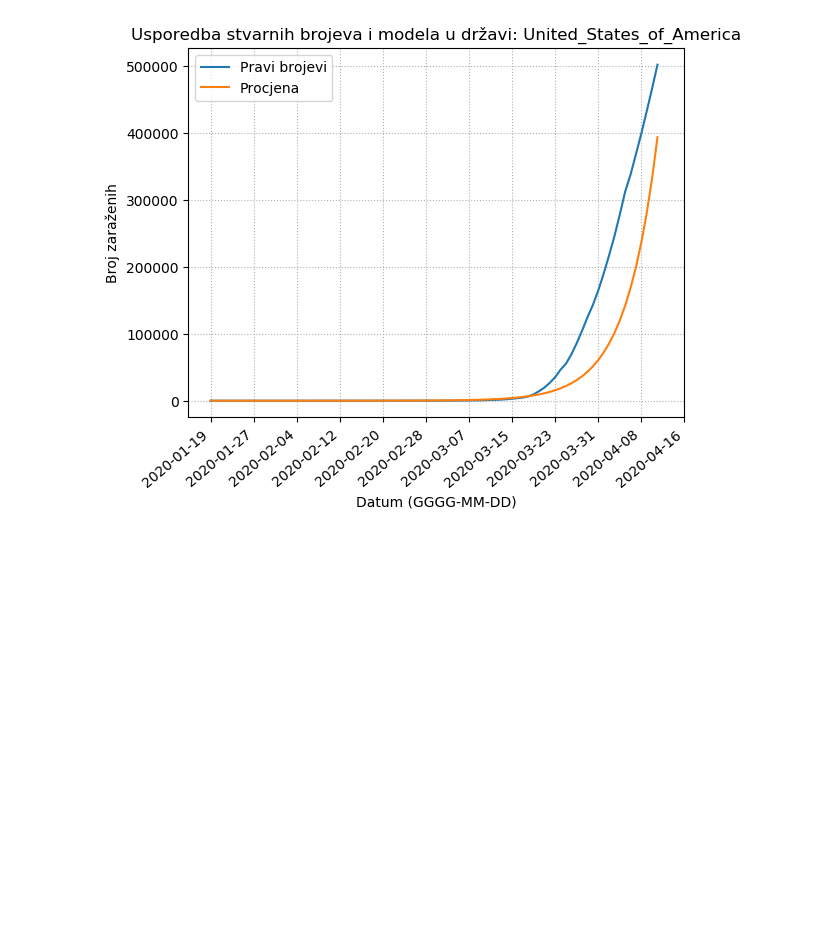
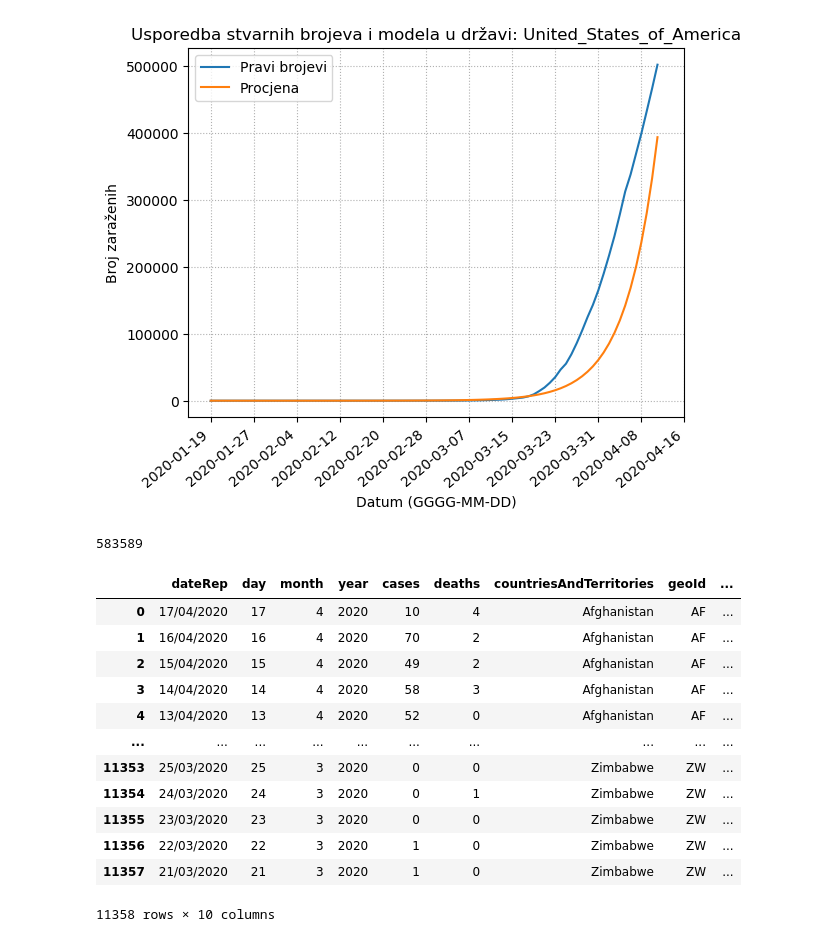
Before and after one commit to dominikmik195/mat_soft, a Jupyter notebook: corona.ipynb, the cells around one changed output. Saved outputs shown, nothing was run; the diff lists cells and outputs as text; code cells hidden in the pictures; blank space fills up the shorter version.

```diff
--- a/corona.ipynb
+++ b/corona.ipynb
@@ -1144,0 +1153,22 @@ Warnings:
+# %%
+open('podatci.csv', 'wb').write(file.content)
+# %% [output]
+583589
+# %%
+data = pd.read_csv('podatci.csv')
+# %%
+data
+# %% [output]
+|  | dateRep | day | month | year | cases | deaths | countriesAndTerritories | geoId | ... |
+| 0 | 17/04/2020 | 17 | 4 | 2020 | 10 | 4 | Afghanistan | AF | ... |
+| 1 | 16/04/2020 | 16 | 4 | 2020 | 70 | 2 | Afghanistan | AF | ... |
+| 2 | 15/04/2020 | 15 | 4 | 2020 | 49 | 2 | Afghanistan | AF | ... |
+| 3 | 14/04/2020 | 14 | 4 | 2020 | 58 | 3 | Afghanistan | AF | ... |
+| 4 | 13/04/2020 | 13 | 4 | 2020 | 52 | 0 | Afghanistan | AF | ... |
+| ... | ... | ... | ... | ... | ... | ... | ... | ... | ... |
+| 11353 | 25/03/2020 | 25 | 3 | 2020 | 0 | 0 | Zimbabwe | ZW | ... |
+| 11354 | 24/03/2020 | 24 | 3 | 2020 | 0 | 1 | Zimbabwe | ZW | ... |
+| 11355 | 23/03/2020 | 23 | 3 | 2020 | 0 | 0 | Zimbabwe | ZW | ... |
+| 11356 | 22/03/2020 | 22 | 3 | 2020 | 1 | 0 | Zimbabwe | ZW | ... |
+| 11357 | 21/03/2020 | 21 | 3 | 2020 | 1 | 0 | Zimbabwe | ZW | ... |
+11358 rows × 10 columns
```
Also changed, not shown: parts of 5 cells of this notebook, 2 other files.
